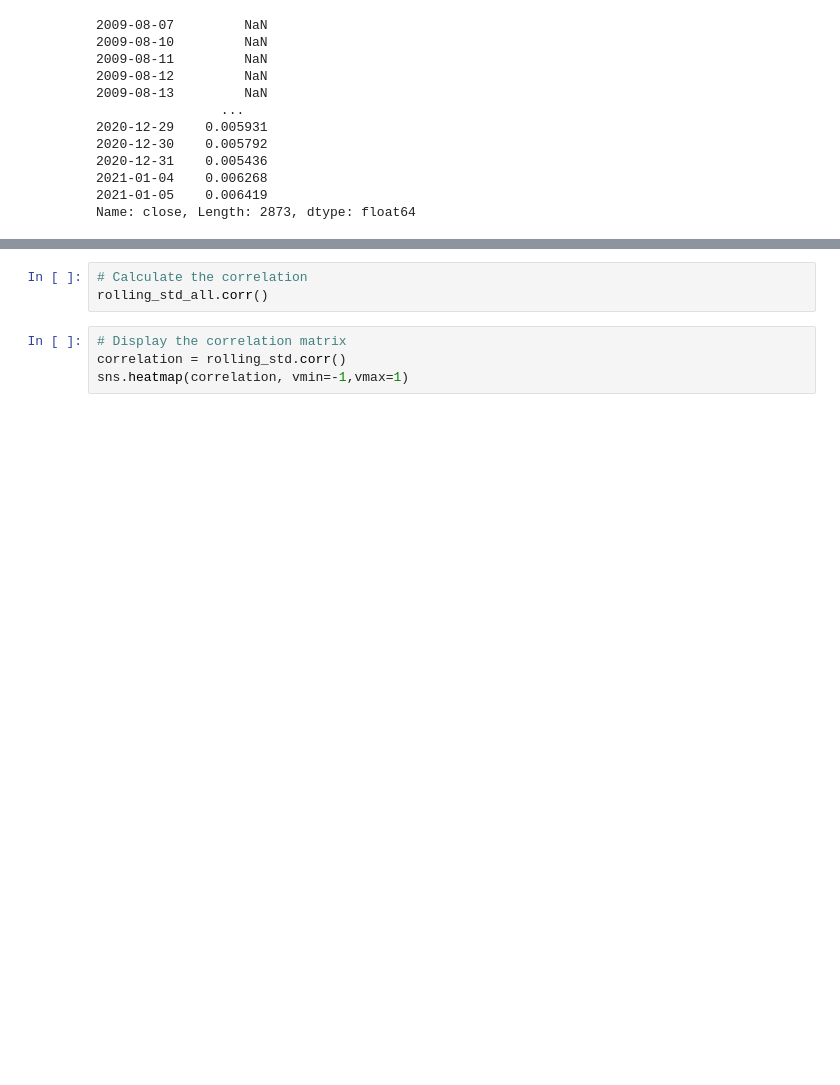
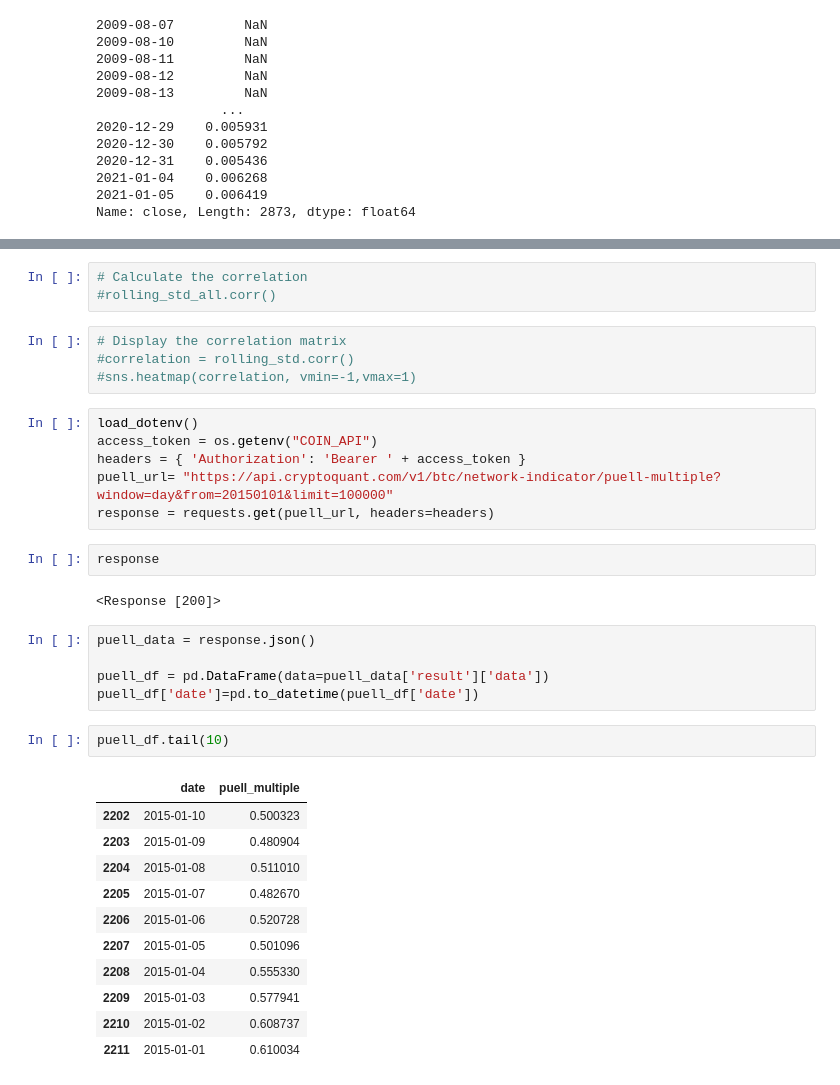
Before and after one commit to nospmah/fintech.group_project, a Jupyter notebook: notebooks/max_working.ipynb, the cells around one changed output, grey strips where cells are left out. Saved outputs shown, nothing was run; the diff lists cells and outputs as text; blank space fills up the shorter version.

```diff
--- a/notebooks/max_working.ipynb
+++ b/notebooks/max_working.ipynb
@@ -135,8 +145,37 @@ rolling_std.plot(figsize=[17,10])
 [figure]
 # %%
 # Calculate the correlation
-rolling_std_all.corr()
+#rolling_std_all.corr()
 # %%
 # Display the correlation matrix
-correlation = rolling_std.corr()
-sns.heatmap(correlation, vmin=-1,vmax=1)
+#correlation = rolling_std.corr()
+#sns.heatmap(correlation, vmin=-1,vmax=1)
+# %%
+load_dotenv()
+access_token = os.getenv("COIN_API")
+headers = { 'Authorization': 'Bearer ' + access_token }
+puell_url= "https://api.cryptoquant.com/v1/btc/network-indicator/puell-multiple?window=day&from=20150101&limit=100000"
+response = requests.get(puell_url, headers=headers)
+# %%
+response
+# %% [output]
+<Response [200]>
+# %%
+puell_data = response.json()
+
+puell_df = pd.DataFrame(data=puell_data['result']['data'])
+puell_df['date']=pd.to_datetime(puell_df['date'])
+# %%
+puell_df.tail(10)
+# %% [output]
+|  | date | puell_multiple |
+| 2202 | 2015-01-10 | 0.500323 |
+| 2203 | 2015-01-09 | 0.480904 |
+| 2204 | 2015-01-08 | 0.511010 |
+| 2205 | 2015-01-07 | 0.482670 |
+| 2206 | 2015-01-06 | 0.520728 |
+| 2207 | 2015-01-05 | 0.501096 |
+| 2208 | 2015-01-04 | 0.555330 |
+| 2209 | 2015-01-03 | 0.577941 |
+| 2210 | 2015-01-02 | 0.608737 |
+| 2211 | 2015-01-01 | 0.610034 |
```
Also changed, not shown: parts of 6 cells of this notebook.
